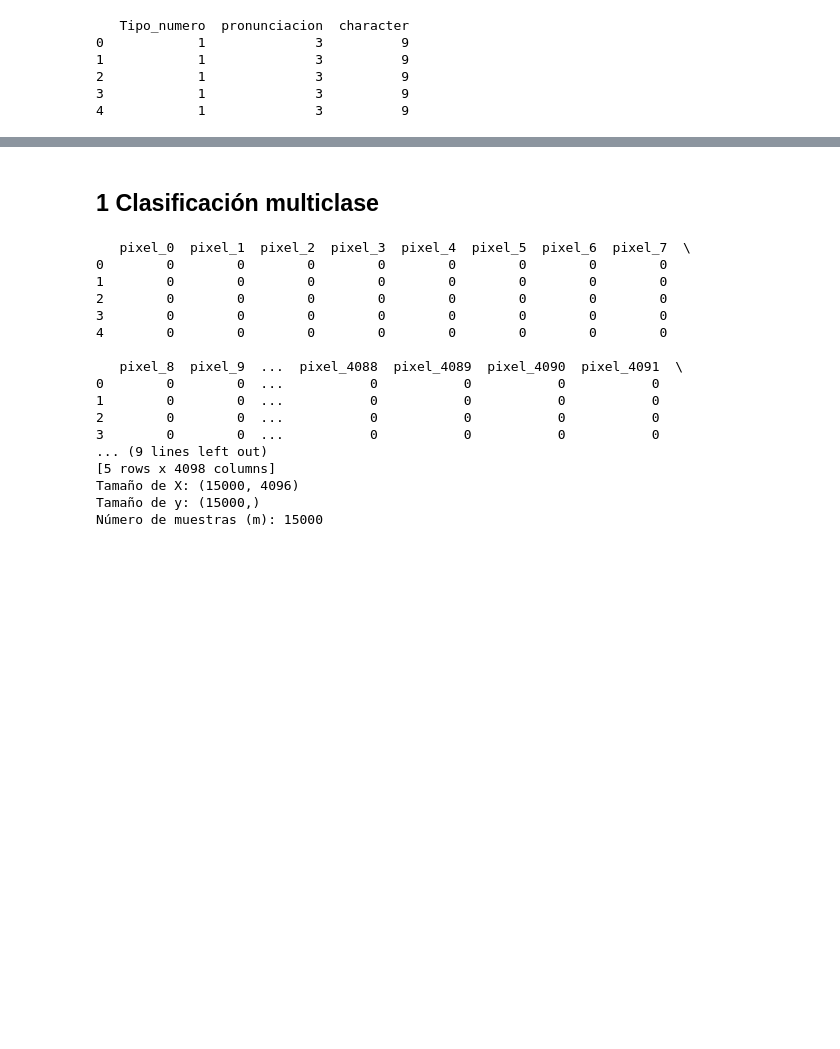
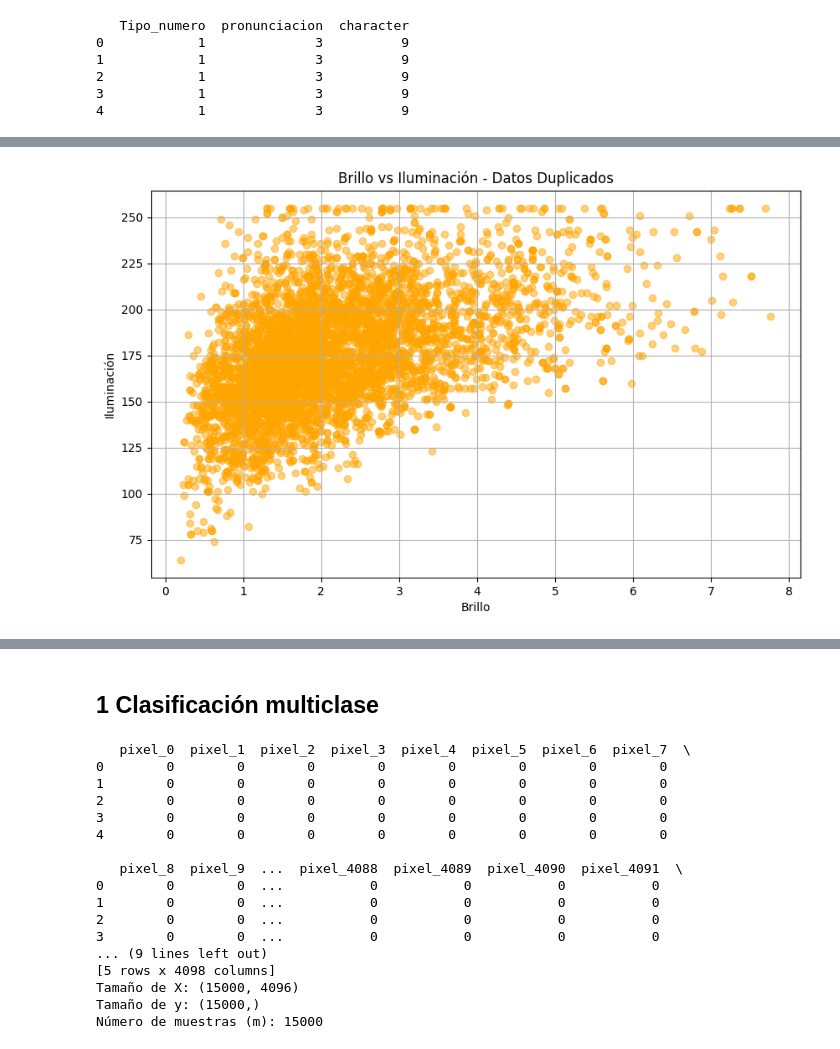
Before and after one commit to CoaDiego/SIS420---IA, a Jupyter notebook: 1erParcial/1erParcial_MNIST_PCA.ipynb, the cells around one changed output, grey strips where cells are left out. Cells and saved outputs as stored; diff of their text form; code cells hidden in the pictures; blank space fills up the shorter version.

```diff
--- a/1erParcial/1erParcial_MNIST_PCA.ipynb
+++ b/1erParcial/1erParcial_MNIST_PCA.ipynb
@@ -327,0 +569,11 @@ print(data_ampliado.iloc[:, -5:])
+# %%
+# Graficar el DataFrame de duplicados
+pyplot.figure(figsize=(10, 6))
+pyplot.scatter(datos_duplicados['Brillo'], datos_duplicados['Iluminacion'], alpha=0.5, color='orange')
+pyplot.title('Brillo vs Iluminación - Datos Duplicados')
+pyplot.xlabel('Brillo')
+pyplot.ylabel('Iluminación')
+pyplot.grid()
+pyplot.show()
+# %% [output]
+[figure, added]
```
Also changed, not shown: parts of 26 cells of this notebook.
